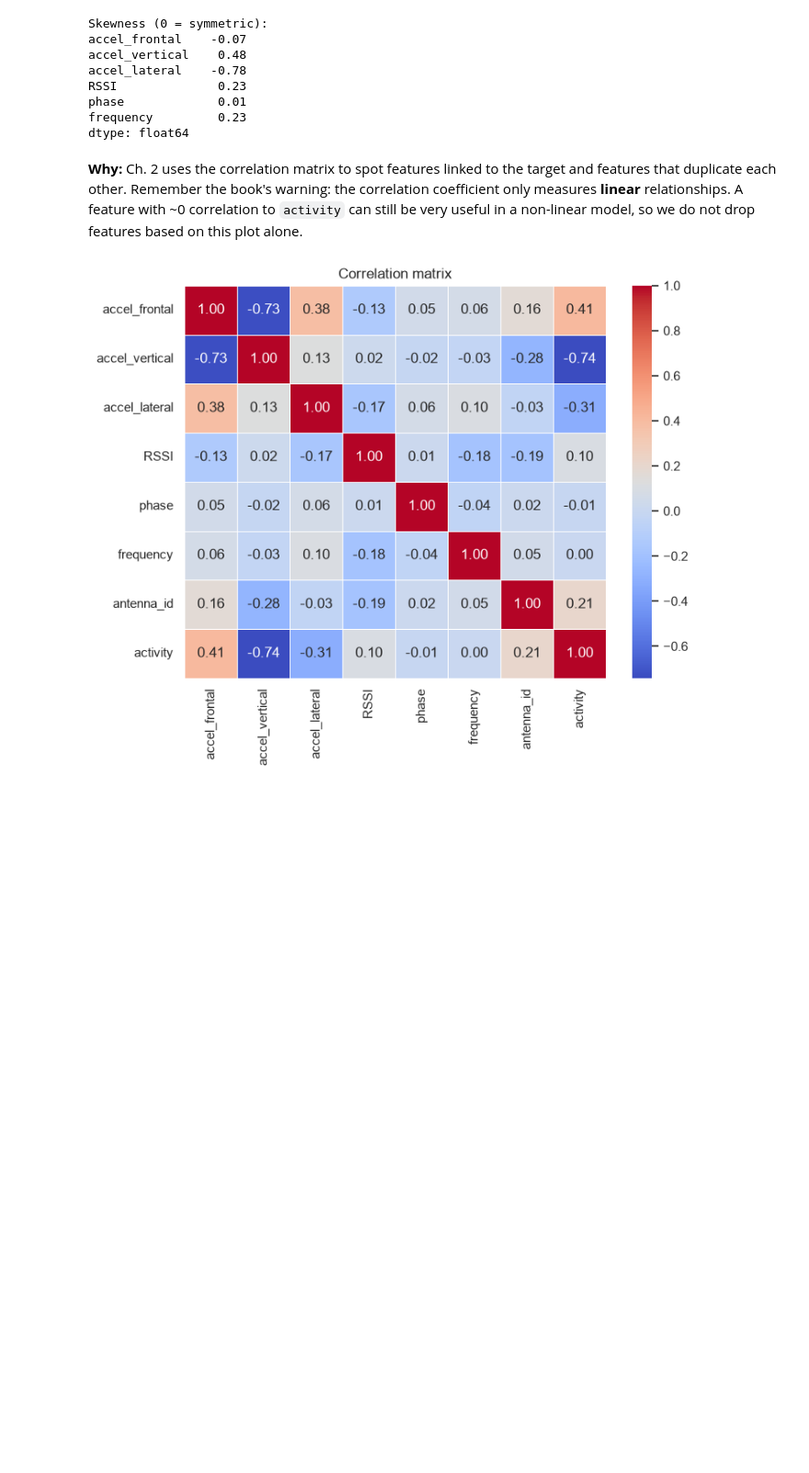
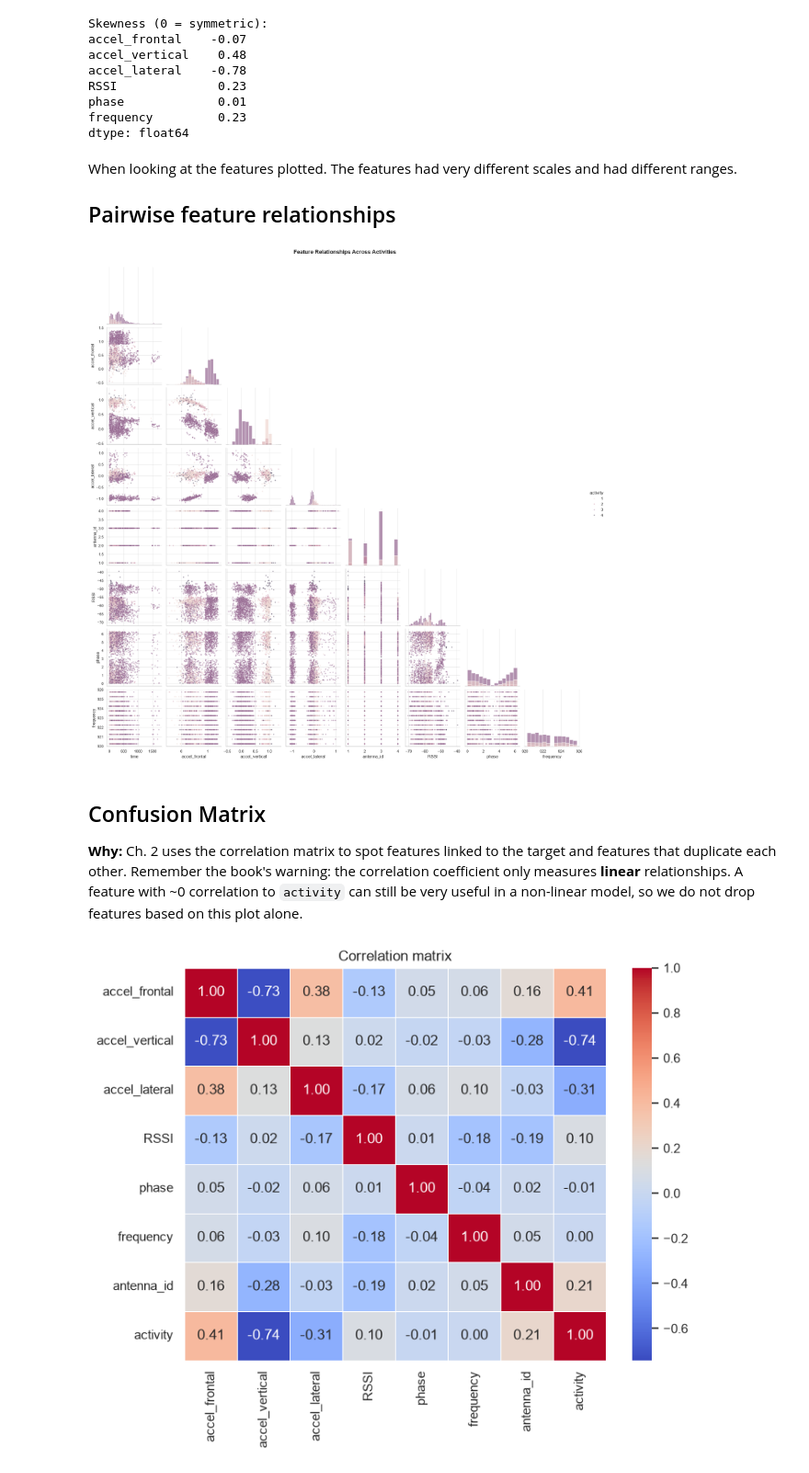
Before and after one commit to R3ALITI3S/MachineLearningMiniProject, a Jupyter notebook: MachineLearning.ipynb, the cells around one changed output. Shown at 92% size. Drawn from its saved outputs; the diff is of its cells as text; code cells hidden in the pictures; blank space fills up the shorter version.

```diff
--- a/MachineLearning.ipynb
+++ b/MachineLearning.ipynb
@@ -202,7 +220,42 @@ RSSI              0.23
 phase             0.01
 frequency         0.23
 dtype: float64
+# %% [markdown]
+When looking at the features plotted. The features had very different scales and had different ranges.
+
+## Pairwise feature relationships
+# %%
+# Prepare data for visualization
+plot_data = df.drop(columns=["subject_folder", "source_file"], errors="ignore").copy()
+
+# Set visualization style
+sns.set_theme(style="whitegrid", context="notebook")
+
+# Create pairplot
+g = sns.pairplot(
+    plot_data.sample(n=min(2500, len(plot_data)), random_state=42),
+    hue="activity",
+    corner=True,
+    diag_kind="hist",
+    plot_kws={"alpha": 0.4, "s": 12},
+    diag_kws={"alpha": 0.6}
+)
+
+# Add title
+g.figure.suptitle(
+    "Feature Relationships Across Activities",
+    fontsize=16,
+    fontweight="bold",
+    y=1.02
+)
+
+plt.show()
+# %% [output]
+[figure, added]
 # %% [markdown]
+
+## Confusion Matrix
+
 **Why:** Ch. 2 uses the correlation matrix to spot features linked to the target and features that duplicate each other. Remember the book's warning: the correlation coefficient only measures **linear** relationships. A feature with ~0 correlation to `activity` can still be very useful in a non-linear model, so we do not drop features based on this plot alone.
 # %%
 # Correlation matrix (Ch. 2: corr()) - to see which features move together
```
Also changed, not shown: parts of 8 cells of this notebook, 3 other files.
